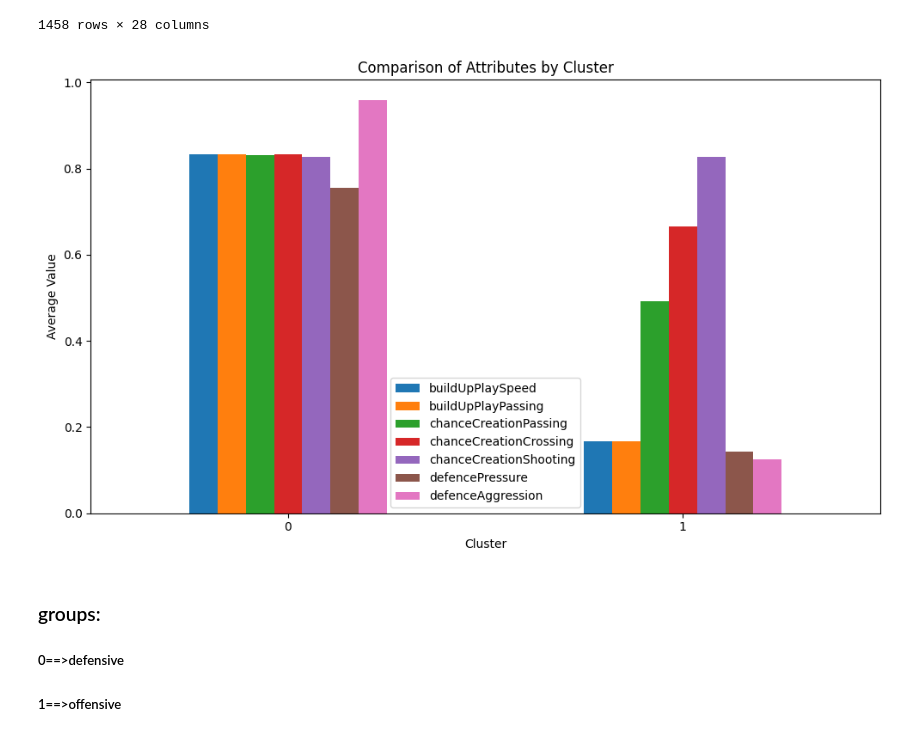
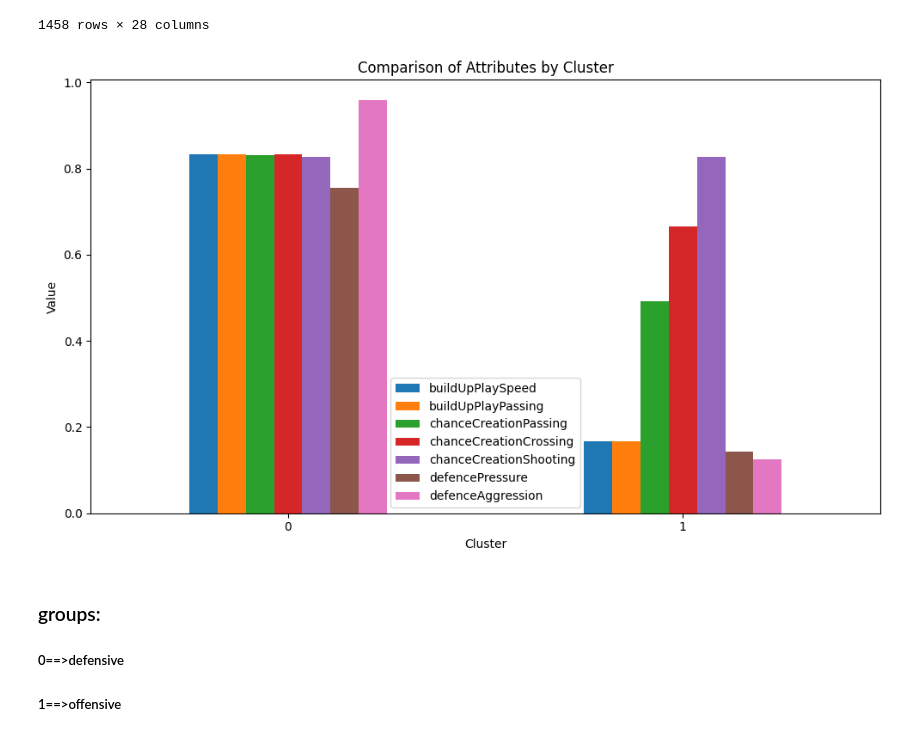
Before and after one commit to rahiqi-al/football-_clustering, a Jupyter notebook: team_cluster.ipynb, the cells around one changed output. Saved outputs shown, nothing was run; the diff lists cells and outputs as text; code cells hidden in the pictures.

```diff
--- a/team_cluster.ipynb
+++ b/team_cluster.ipynb
@@ -111,15 +111,15 @@ df_clusters=df_clusters[[ 'buildUpPlaySpeed',  'buildUpPlayPassing', 'chanceCrea
 # %%
 df_clusters.plot(kind='bar', figsize=(10, 6))
 
 plt.title('Comparison of Attributes by Cluster')
 plt.xlabel('Cluster')
-plt.ylabel('Average Value')
+plt.ylabel('Value')
 plt.xticks(rotation=0)
 
 plt.tight_layout()
 plt.show()
 # %% [output]
-[figure, old version]
+[figure, new version]
 # %% [markdown]
 ### groups:
 #####   0==>defensive
```
Also changed, not shown: 1 other file.
